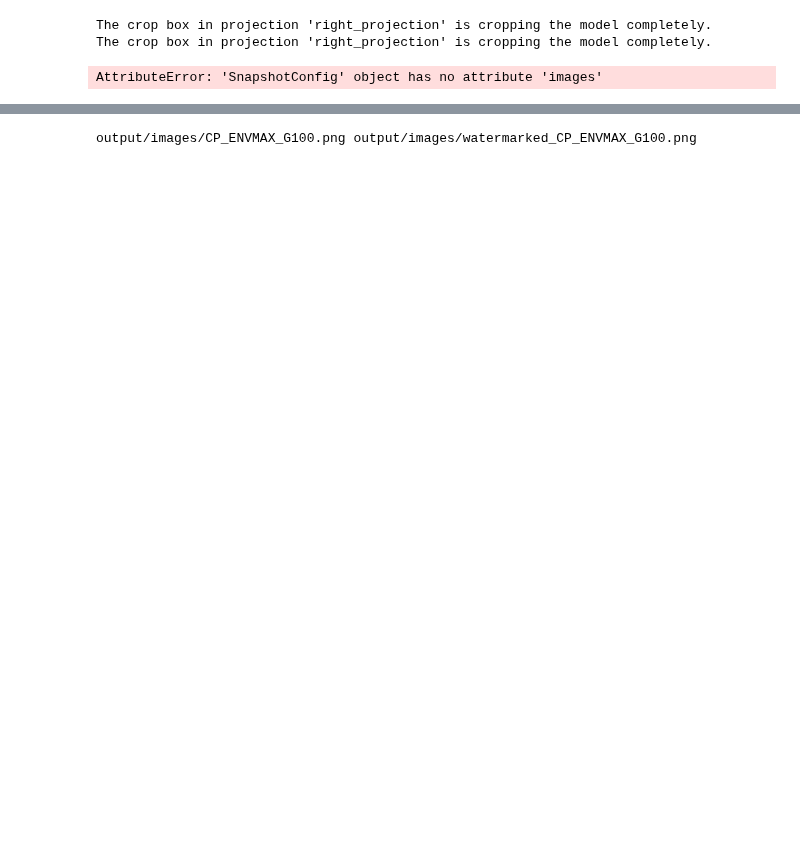
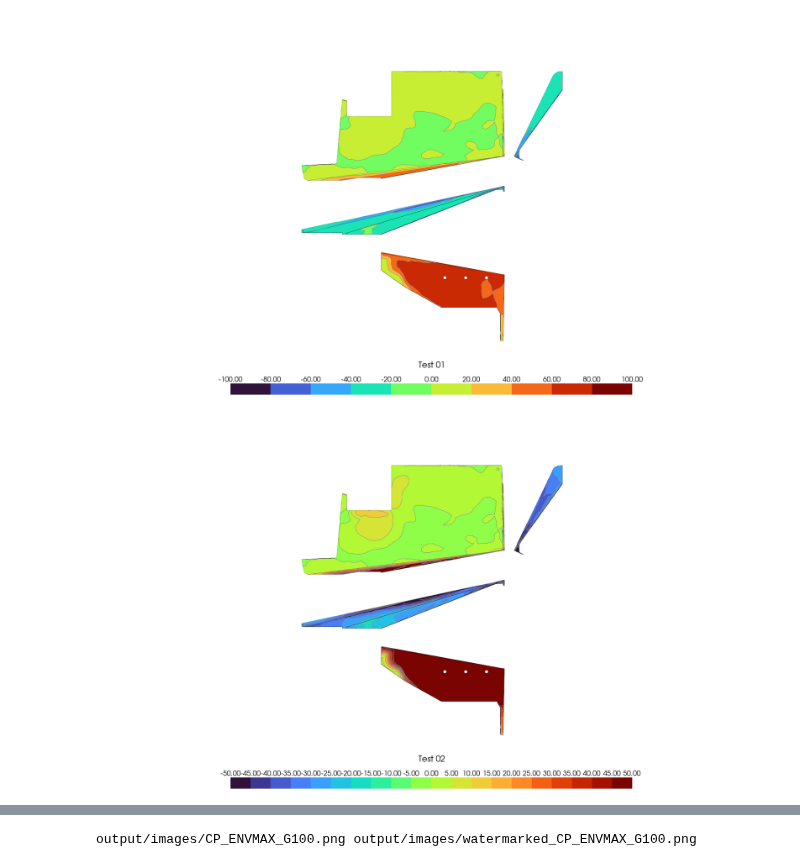
Before and after one commit to AeroSim-CFD/cfdmod, a Jupyter notebook: notebooks/snapshot_recursive.ipynb, the cells around one changed output, grey strips where cells are left out. Drawn from its saved outputs; the diff is of its cells as text; code cells hidden in the pictures; blank space fills up the shorter version.

```diff
--- a/notebooks/snapshot_recursive.ipynb
+++ b/notebooks/snapshot_recursive.ipynb
@@ -15,80 +15,45 @@ images = [
         legend_config = LegendConfig(label="Test 01", range=[-100, 100], n_divs=10),
         projections={
                 "top_projection": PartialProjectionConfig(file_path=files_path / "loads_cupula_top_006.vtp", scalar="max [kgf/m²]"),
-                "left_projection": PartialProjectionConfig(file_path=files_path / "loads_cupula_top_006.vtp", scalar="max [kgf/m²]"),
-                "right_projection": PartialProjectionConfig(file_path=files_path / "loads_cupula_top_006.vtp", scalar="max [kgf/m²]"),
+                "left_projection": PartialProjectionConfig(file_path=files_path / "loads_cupula_top_006.vtp", scalar="min [kgf/m²]"),
+                "right_projection": PartialProjectionConfig(file_path=files_path / "loads_cupula_top_006.vtp", scalar="min [kgf/m²]"),
                 "bottom_projection": PartialProjectionConfig(file_path=files_path / "loads_cupula_bottom_006.vtp", scalar="max [kgf/m²]"),
             },
         ),
     ImageConfig(
         name="CP_min_G200",
-        legend_config = LegendConfig(label="Test 02", range=[-100, 100], n_divs=20),
+        legend_config = LegendConfig(label="Test 02", range=[-50, 50], n_divs=20),
         projections={
                 "top_projection": PartialProjectionConfig(file_path=files_path / "loads_cupula_top_006.vtp", scalar="max [kgf/m²]"),
-                "left_projection": PartialProjectionConfig(file_path=files_path / "loads_cupula_top_006.vtp", scalar="max [kgf/m²]"),
-                "right_projection": PartialProjectionConfig(file_path=files_path / "loads_cupula_top_006.vtp", scalar="max [kgf/m²]"),
+                "left_projection": PartialProjectionConfig(file_path=files_path / "loads_cupula_top_006.vtp", scalar="min [kgf/m²]"),
+                "right_projection": PartialProjectionConfig(file_path=files_path / "loads_cupula_top_006.vtp", scalar="min [kgf/m²]"),
                 "bottom_projection": PartialProjectionConfig(file_path=files_path / "loads_cupula_bottom_006.vtp", scalar="max [kgf/m²]"),
             },
         )
 ]
 
 snapshot_config_path = files_path / "snapshot_params_example.yaml"
 snapshot_config = SnapshotConfig.from_file(snapshot_config_path)
 output_path = pathlib.Path("./output/images")
 create_folder_path(output_path)
 
 for image in images:
     for projection_key in image.projections:
-        snapshot_config.name = image.name
+        snapshot_config.name = output_path / image.name
         snapshot_config.projections[projection_key].file_path = image.projections[projection_key].file_path
         snapshot_config.projections[projection_key].scalar = image.projections[projection_key].scalar
         snapshot_config.legend_config.label = image.legend_config.label
         snapshot_config.legend_config.range = image.legend_config.range
         snapshot_config.legend_config.n_divs = image.legend_config.n_divs
 
     with warnings.catch_warnings():
         warnings.simplefilter("ignore")
         take_snapshot(snapshot_config)
     process_image(
         image_path=output_path / f"{image.name}.png",
         output_path=output_path / f"{image.name}.png",
         crop_cfg=snapshot_config.camera.crop,
     )
 # %% [output]
-The crop box in projection 'right_projection' is cropping the model completely.
-The crop box in projection 'right_projection' is cropping the model completely.
+[figure, added]
+[figure, added]
-# %%
-import pathlib
-
-from cfdmod.use_cases.snapshot.camera import take_snapshot
-from cfdmod.use_cases.snapshot.config import SnapshotConfig
-from cfdmod.use_cases.snapshot.process_image import process_image
-from cfdmod.utils import create_folder_path
-import warnings
-
-files_path = pathlib.Path("../fixtures/tests/snapshot")
-
-snapshot_config_path = files_path / "snapshot_params.yaml"
-cfg = SnapshotConfig.from_file(snapshot_config_path)
-
-output_path = pathlib.Path("./output/images")
-create_folder_path(output_path)
-
-for image in cfg.images:
-    with warnings.catch_warnings():
-        warnings.simplefilter("ignore")
-        take_snapshot(
-            scalar_name=image.scalar_label,
-            image_data_sources_path=image.data_source_paths,
-            output_path=output_path / f"{image.image_label}.png",
-            colormap_params=cfg.colormap,
-            projection_params=cfg.projections,
-            camera_params=cfg.camera,
-        )
-    process_image(
-        image_path=output_path / f"{image.image_label}.png",
-        output_path=output_path / f"{image.image_label}.png",
-        crop_cfg=cfg.camera.crop,
-    )
-# %% [output]
-AttributeError: 'SnapshotConfig' object has no attribute 'images'
```
Also changed, not shown: parts of 1 cell of this notebook, 3 other files.
